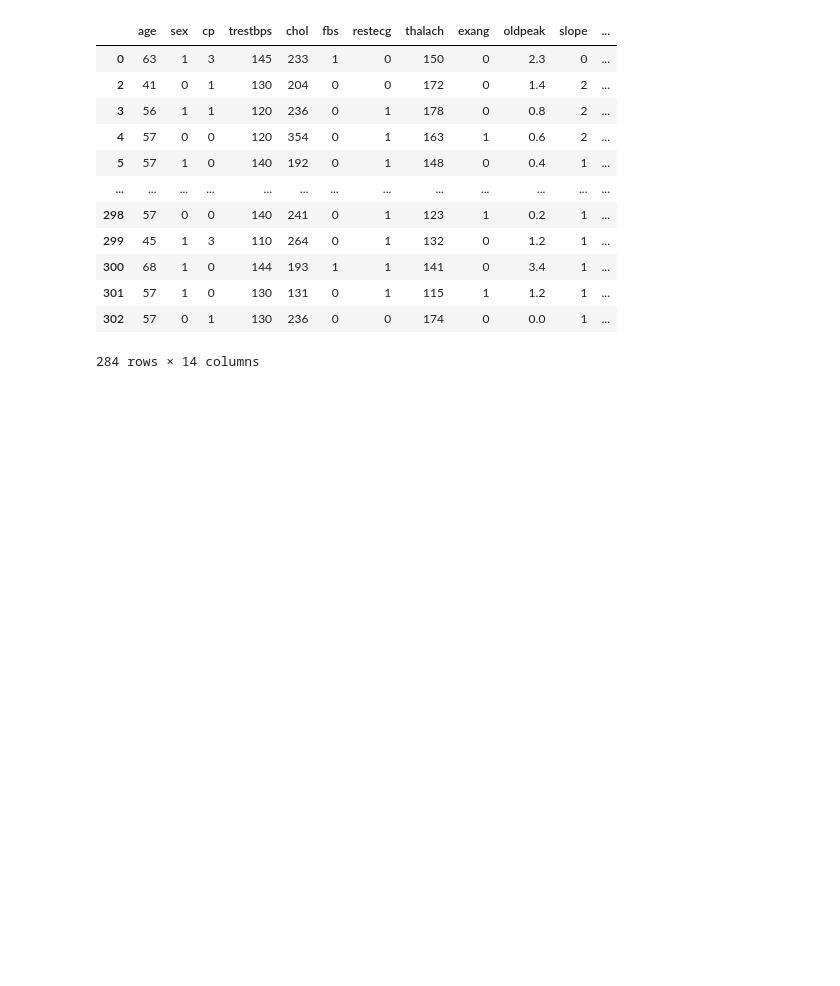
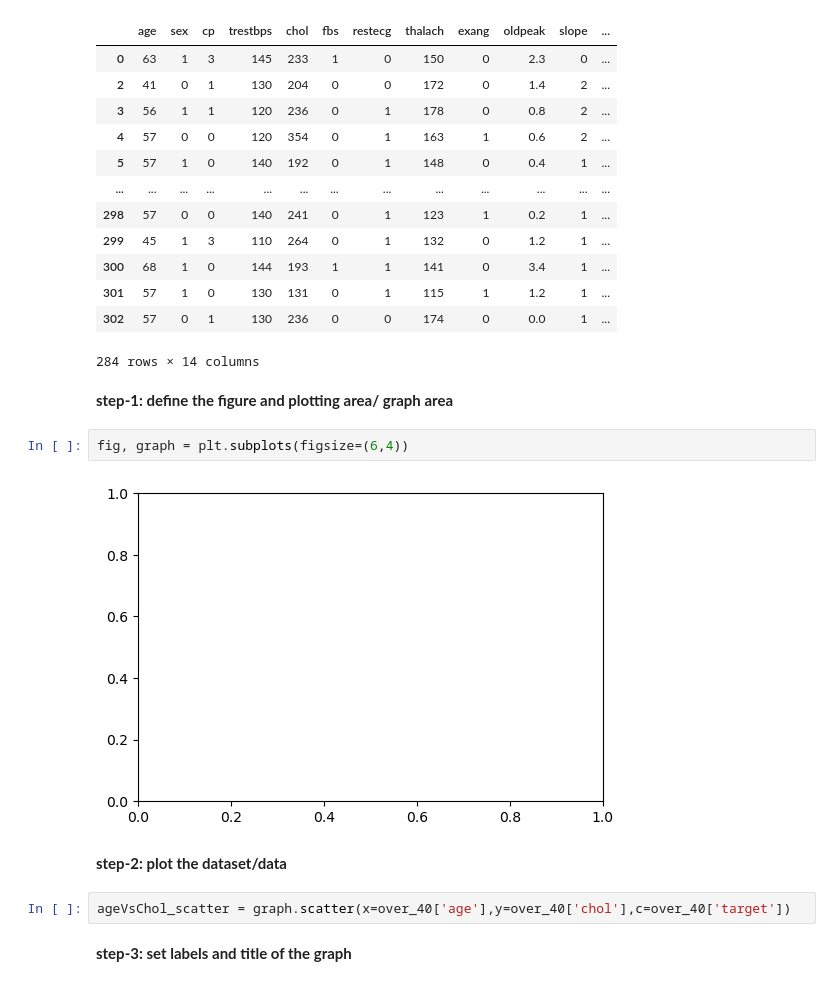
Before and after one commit to shahmeerkhan12/Machine-Learning, a Jupyter notebook: matplotlib/oop life cycle.ipynb, the cells around one changed output. Cells and saved outputs as stored; diff of their text form; blank space fills up the shorter version.

Commit message:
Object Oriented plotting

```diff
--- a/matplotlib/oop life cycle.ipynb
+++ b/matplotlib/oop life cycle.ipynb
@@ -21,3 +23,15 @@ over_40
 | 301 | 57 | 1 | 0 | 130 | 131 | 0 | 1 | 115 | 1 | 1.2 | 1 | ... |
 | 302 | 57 | 0 | 1 | 130 | 236 | 0 | 0 | 174 | 0 | 0.0 | 1 | ... |
 284 rows × 14 columns
+# %% [markdown]
+**step-1: define the figure and plotting area/ graph area**
+# %%
+fig, graph = plt.subplots(figsize=(6,4))
+# %% [output]
+[figure, added]
+# %% [markdown]
+**step-2: plot the dataset/data**
+# %%
+ageVsChol_scatter = graph.scatter(x=over_40['age'],y=over_40['chol'],c=over_40['target'])
+# %% [markdown]
+**step-3: set labels and title of the graph**
```
Also changed, not shown: parts of 5 cells of this notebook.
